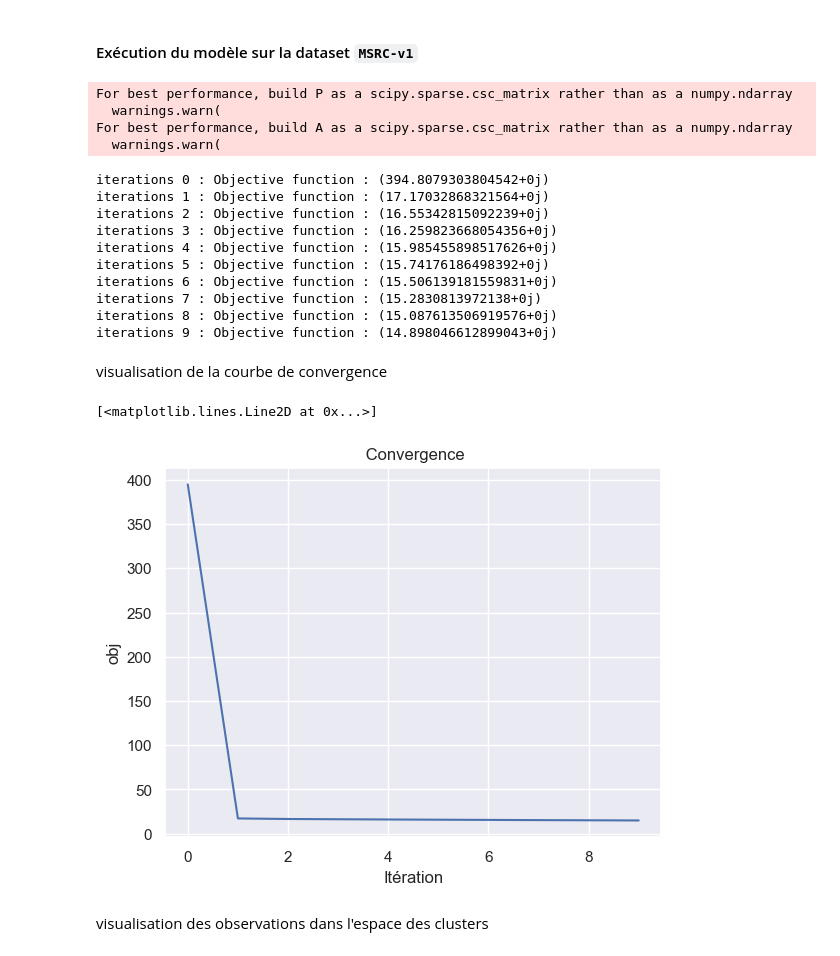
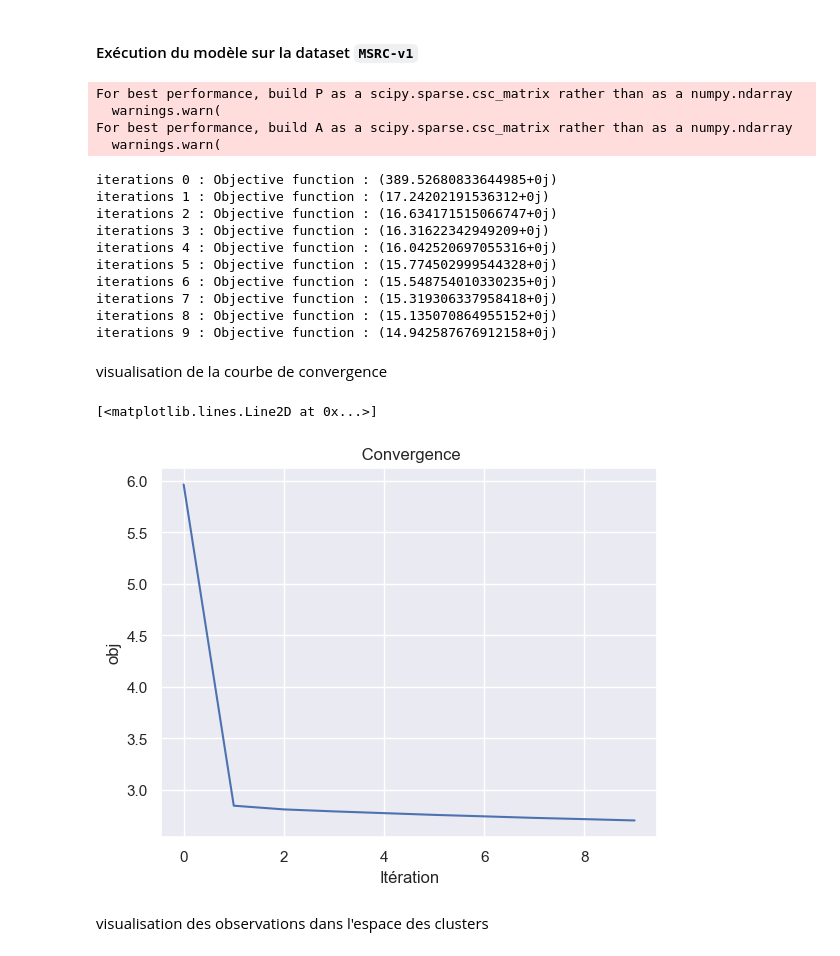
Before and after one commit to MbeHenri/clustering_multivues, a Jupyter notebook: MCLES/MCLES.ipynb, the cells around one changed output. Saved outputs shown, nothing was run; the diff lists cells and outputs as text; code cells hidden in the pictures.

```diff
--- a/MCLES/MCLES.ipynb
+++ b/MCLES/MCLES.ipynb
@@ -333,7 +333,7 @@ def updateP(S,k):
     _, P = eigs(L, k, which='SM')
     return L, P
 # %%
-def MCLES(X, k, d=45, maxIters=1000, alpha=0.8, beta=0.5, gamma=0.004, epsilon=0.01, maxItersForKmeans=1000, nInitForKmeans=20, verbose=False):
+def MCLES(X, k, d=45, maxIters=30, alpha=0.8, beta=0.5, gamma=0.004, epsilon=0.01, maxItersForKmeans=1000, nInitForKmeans=20, verbose=False):
     # nombre de vues
     V = len(X)
     # nombre d'observations
@@ -356,16 +356,16 @@ def MCLES(X, k, d=45, maxIters=1000, alpha=0.8, beta=0.5, gamma=0.004, epsilon=0
     objectives = []
 
     for it in range(maxIters):
-        #> update W
+        # > update W
         W = UpdateW(H, X_, W)
-        #> update H
+        # > update H
         H = UpdateH(X_, W, S, alpha)
-        #> update S
+        # > update S
         S = UpdateS(H, P, alpha, beta, gamma)
-        #> update P
-        L, P = updateP(S,k)
+        # > update P
+        L, P = updateP(S, k)
 
-        #> vérification de la convergence
+        # > vérification de la convergence
         #  calcul et enregistrement des valeurs de la fonction objective
         obj = np.sum((X_ - np.dot(W, H))**2) + alpha * np.sum((H - np.dot(H, S))**2) \
             + beta * np.sum(S**2) + gamma * \
@@ -376,7 +376,15 @@ def MCLES(X, k, d=45, maxIters=1000, alpha=0.8, beta=0.5, gamma=0.004, epsilon=0
         if it > 0 and (abs(obj - objectives[it-1])/objectives[it-1]) < epsilon:
             break
 
-    return {"W": W, "H": H, "S": S, "P": P.real, "obj": objectives}
+    kmeans = KMeans(
+        n_clusters=k,
+        n_init=nInitForKmeans,
+        max_iter=maxItersForKmeans,
+    )
+    kmeans.fit(P.real)
+    labels_clusters = kmeans.labels_
+
+    return {"W": W, "H": H, "S": S, "P": P.real, "labels": labels_clusters, "obj": objectives}
 # %% [markdown]
 #### Exécution du modèle sur la dataset  `MSRC-v1`
 # %%
@@ -397,29 +405,29 @@ For best performance, build P as a scipy.sparse.csc_matrix rather than as a nump
   warnings.warn(
 For best performance, build A as a scipy.sparse.csc_matrix rather than as a numpy.ndarray
   warnings.warn(
-iterations 0 : Objective function : (394.8079303804542+0j)
-iterations 1 : Objective function : (17.17032868321564+0j)
-iterations 2 : Objective function : (16.55342815092239+0j)
-iterations 3 : Objective function : (16.259823668054356+0j)
-iterations 4 : Objective function : (15.985455898517626+0j)
-iterations 5 : Objective function : (15.74176186498392+0j)
-iterations 6 : Objective function : (15.506139181559831+0j)
-iterations 7 : Objective function : (15.2830813972138+0j)
-iterations 8 : Objective function : (15.087613506919576+0j)
-iterations 9 : Objective function : (14.898046612899043+0j)
+iterations 0 : Objective function : (389.52680833644985+0j)
+iterations 1 : Objective function : (17.24202191536312+0j)
+iterations 2 : Objective function : (16.634171515066747+0j)
+iterations 3 : Objective function : (16.31622342949209+0j)
+iterations 4 : Objective function : (16.042520697055316+0j)
+iterations 5 : Objective function : (15.774502999544328+0j)
+iterations 6 : Objective function : (15.548754010330235+0j)
+iterations 7 : Objective function : (15.319306337958418+0j)
+iterations 8 : Objective function : (15.135070864955152+0j)
+iterations 9 : Objective function : (14.942587676912158+0j)
 # %% [markdown]
 visualisation de la courbe de convergence
 # %%
 import seaborn as sns; sns.set()
 import matplotlib.pyplot as plt
 obj = result["obj"]
 plt.xlabel('Itération')
 plt.ylabel('obj')
 plt.title(' Convergence')
-plt.plot(obj)
+plt.plot(np.log(obj))
 # %% [output]
 [<matplotlib.lines.Line2D at 0x...>]
-[figure, old version]
+[figure, new version]
 # %% [markdown]
 visualisation des observations dans l'espace des clusters
 # %%
```
Also changed, not shown: parts of 3 cells of this notebook, 1 other file.
